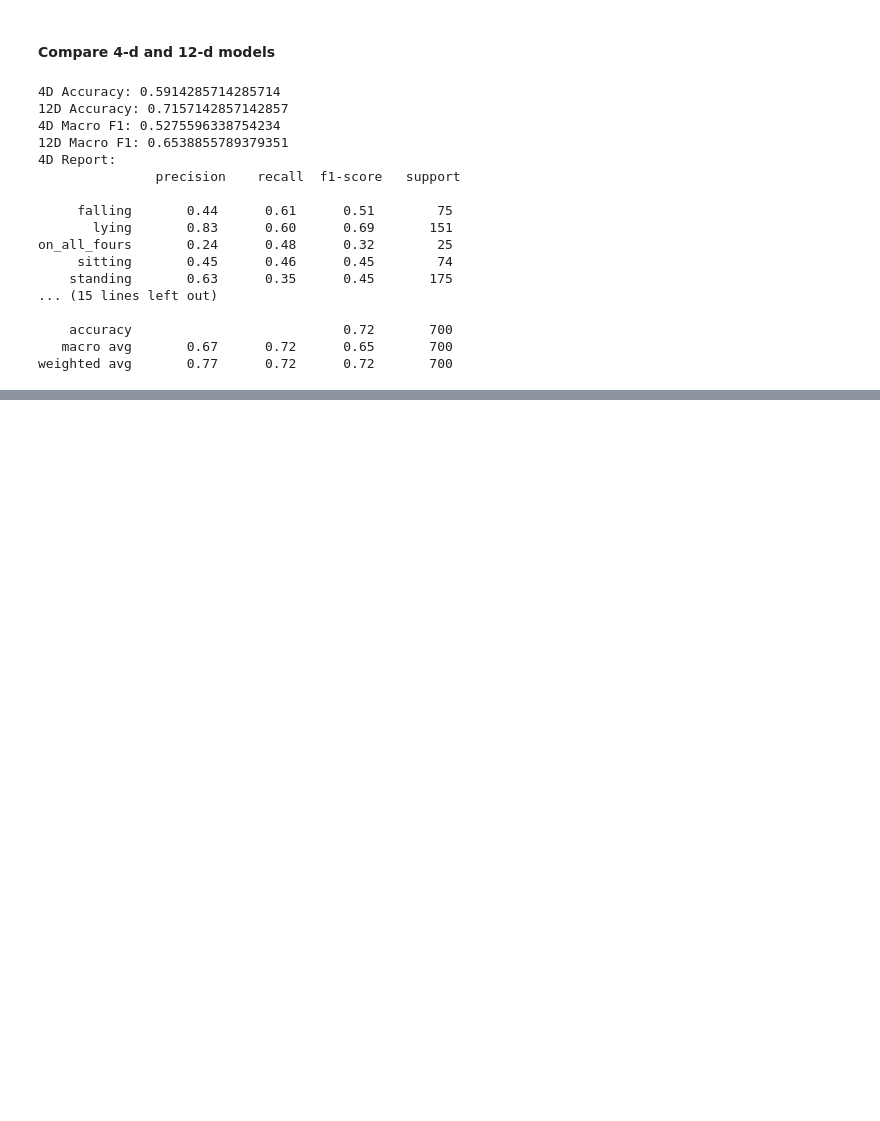
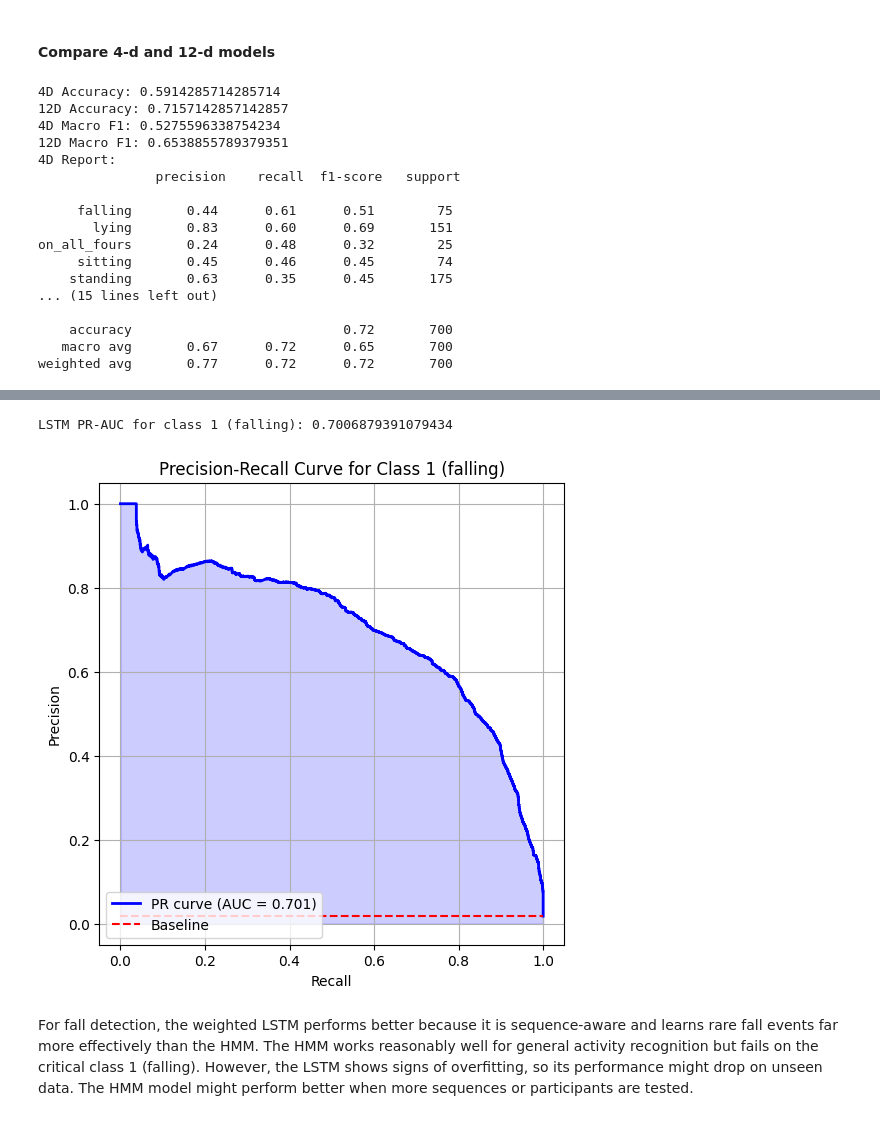
Before and after one commit to XjFa/fall-detection-system, a Jupyter notebook: notebooks/1.model_fitting.ipynb, the cells around one changed output, grey strips where cells are left out. Saved outputs shown, nothing was run; the diff lists cells and outputs as text; code cells hidden in the pictures; blank space fills up the shorter version.

Commit message:
Add LSTM model training

```diff
--- a/notebooks/1.model_fitting.ipynb
+++ b/notebooks/1.model_fitting.ipynb
@@ -1287,0 +1494,22 @@ weighted avg       0.77      0.72      0.72       700
+# %%
+# Evaluation per fold
+
+lstm_y_true_all, lstm_y_pred_all, lstm_y_prob_all = [], [], []
+
+for fold_idx, (train_idx, test_idx) in enumerate(logo.split(X_sequences, groups=groups)):
+    lstm_model = lstm_models[fold_idx]
+    scaler = scalers[fold_idx]
+
+    lstm_model.eval()
+    for idx in test_idx:
+        X_seq_scaled = scaler.transform(X_sequences[idx])
+        y_seq = y_sequences[idx]
+
+        X_tensor = torch.tensor(X_seq_scaled, dtype=torch.float32).unsqueeze(0).to(device)
+        with torch.no_grad():
+            logits = lstm_model(X_tensor)
+            probs = torch.sigmoid(logits).squeeze().cpu().numpy()
+
+        y_true_bin = (np.array(y_seq) == 'falling').astype(int)
+        lstm_y_true_all.extend(y_true_bin)
+        lstm_y_prob_all.extend(probs)
@@ -1287,0 +1559,38 @@ weighted avg       0.77      0.72      0.72       700
+# %%
+# Convert to numpy arrays
+y_true = np.array(lstm_y_true_all)
+y_scores = np.array(lstm_y_prob_all)  # predicted probabilities for falling
+
+# Compute precision-recall curve
+precision, recall, thresholds = precision_recall_curve(y_true, y_scores, pos_label=1)
+
+# Compute area under curve (PR-AUC)
+pr_auc = auc(recall, precision)
+
+print("LSTM PR-AUC for class 1 (falling):", pr_auc)
+# %% [output]
+LSTM PR-AUC for class 1 (falling): 0.7006879391079434
+# %%
+# Convert to numpy arrays
+y_true = np.array(lstm_y_true_all)
+y_scores = np.array(lstm_y_prob_all)
+
+# Compute precision-recall curve
+precision, recall, thresholds = precision_recall_curve(y_true, y_scores, pos_label=1)
+pr_auc = auc(recall, precision)
+
+# Plot the curve
+plt.figure(figsize=(6,6))
+plt.plot(recall, precision, color='blue', lw=2, label=f'PR curve (AUC = {pr_auc:.3f})')
+plt.fill_between(recall, precision, alpha=0.2, color='blue')
+plt.plot([0, 1], [np.sum(y_true)/len(y_true)]*2, color='red', linestyle='--', label='Baseline')
+plt.xlabel('Recall')
+plt.ylabel('Precision')
+plt.title('Precision-Recall Curve for Class 1 (falling)')
+plt.legend(loc='lower left')
+plt.grid(True)
+plt.show()
+# %% [output]
+[figure, added]
+# %% [markdown]
+For fall detection, the weighted LSTM performs better because it is sequence-aware and learns rare fall events far more effectively than the HMM. The HMM works reasonably well for general activity recognition but fails on the critical class 1 (falling). However, the LSTM shows signs of overfitting, so its performance might drop on unseen data. The HMM model might perform better when more sequences or participants are tested.
```
Also changed, not shown: parts of 23 cells of this notebook.
